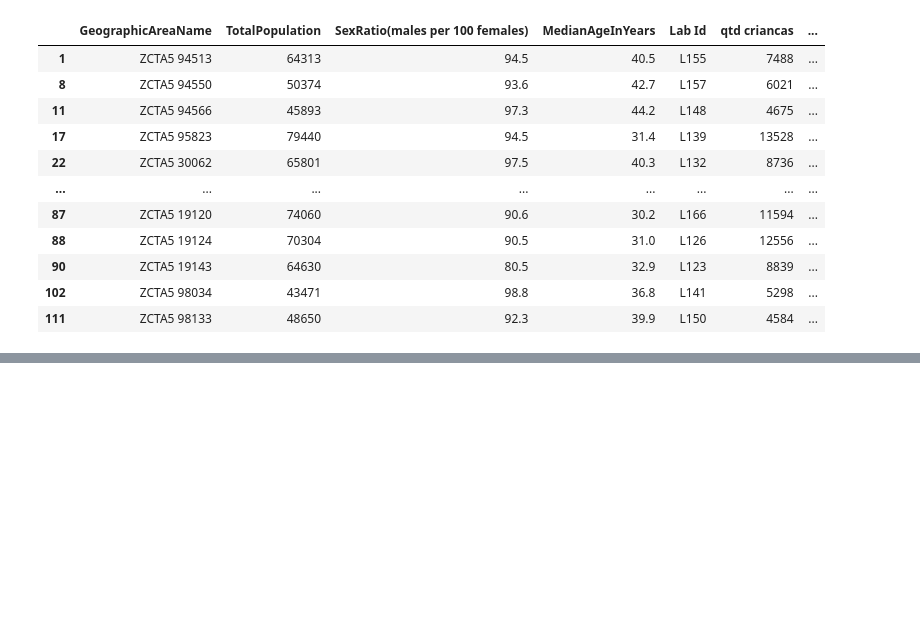
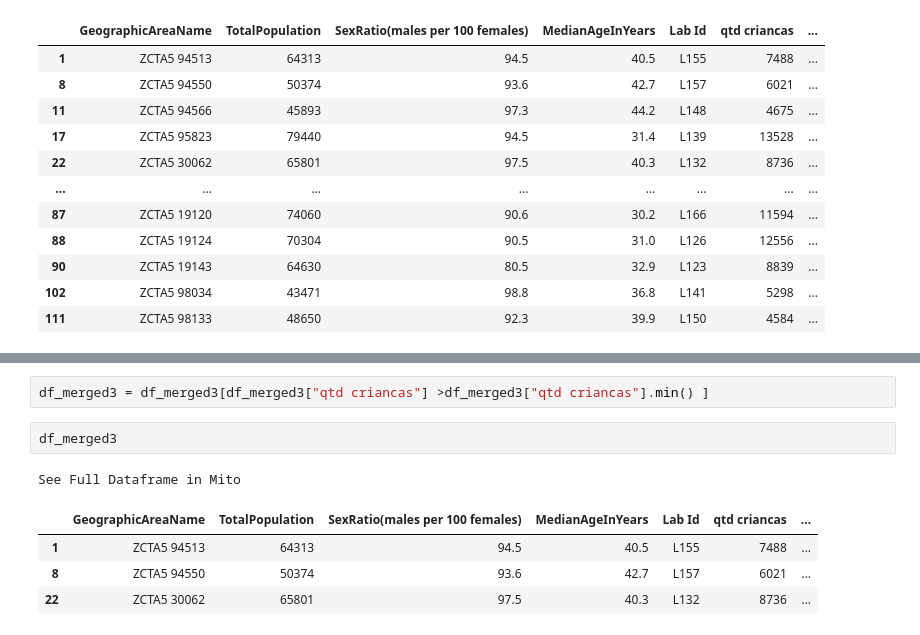
Before and after one commit to GabrielRenno/Case_EloGroup, a Jupyter notebook: Parte2.ipynb, the cells around one changed output, grey strips where cells are left out. Drawn from its saved outputs; the diff is of its cells as text; blank space fills up the shorter version.

```diff
--- a/Parte2.ipynb
+++ b/Parte2.ipynb
@@ -503,0 +535,10 @@ See Full Dataframe in Mito
+# %%
+df_merged3 = df_merged3[df_merged3["qtd criancas"] >df_merged3["qtd criancas"].min() ]
+# %%
+df_merged3
+# %% [output]
+See Full Dataframe in Mito
+|  | GeographicAreaName | TotalPopulation | SexRatio(males per 100 females) | MedianAgeInYears | Lab Id | qtd criancas | ... |
+| 1 | ZCTA5 94513 | 64313 | 94.5 | 40.5 | L155 | 7488 | ... |
+| 8 | ZCTA5 94550 | 50374 | 93.6 | 42.7 | L157 | 6021 | ... |
+| 22 | ZCTA5 30062 | 65801 | 97.5 | 40.3 | L132 | 8736 | ... |
```
Also changed, not shown: parts of 10 cells of this notebook, 3 other files.
